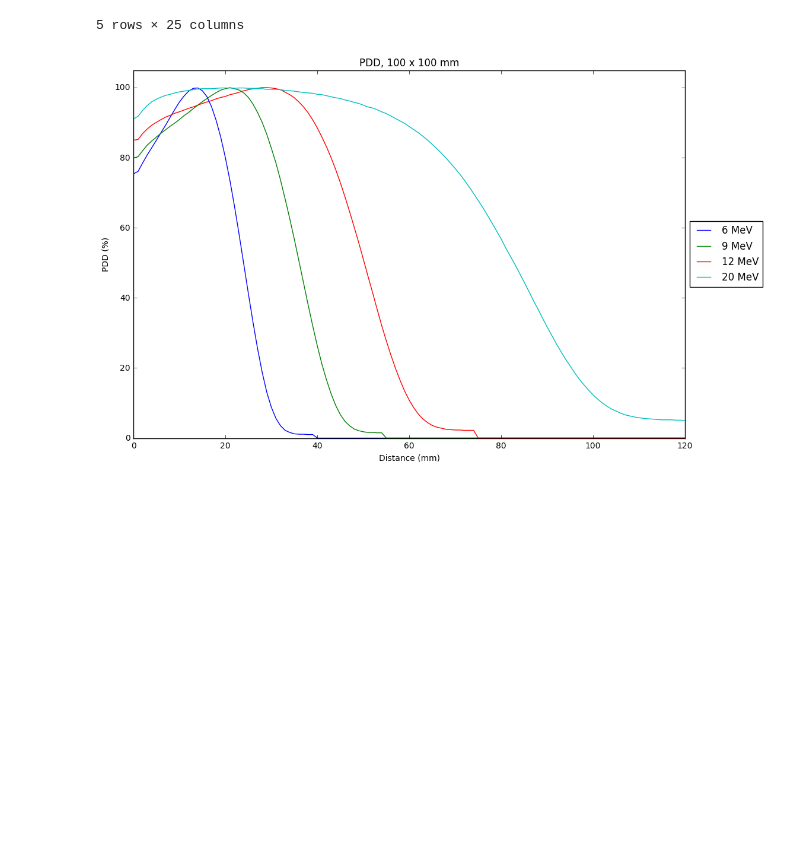
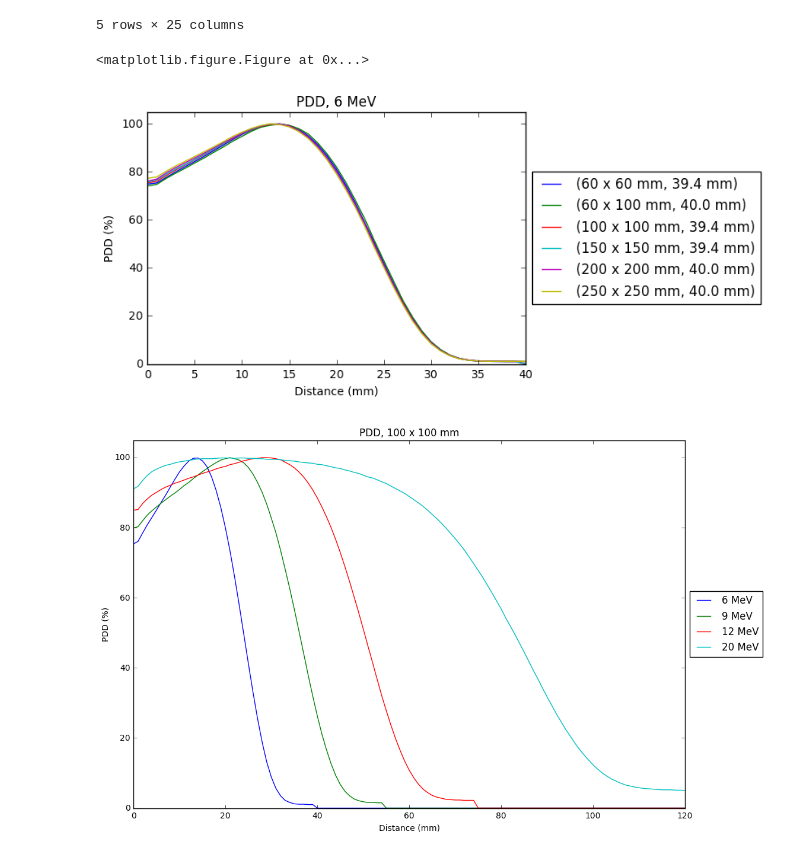
Before and after one commit to robmarkcole/Useful-python-for-medical-physics, a Jupyter notebook: Experiments in ipython notebooks/Omnipro/C-2 Electrons 16_1_2017/C-2 electrons analysis R50d etc 24-1-2017.ipynb, the cells around one changed output. Drawn from its saved outputs; the diff is of its cells as text; code cells hidden in the pictures; blank space fills up the shorter version.

```diff
--- a/Experiments in ipython notebooks/Omnipro/C-2 Electrons 16_1_2017/C-2 electrons analysis R50d etc 24-1-2017.ipynb
+++ b/Experiments in ipython notebooks/Omnipro/C-2 Electrons 16_1_2017/C-2 electrons analysis R50d etc 24-1-2017.ipynb
@@ -39,6 +39,18 @@ PDD.head()  # loaded data, comse in as multi-index, not sure why different
 | 1 | 75.4 | 74.8 | 76.1 | 76.7 | 77.0 | 77.9 | 79.7 | ... |
 | 2 | 77.7 | 77.3 | 78.5 | 79.0 | 79.6 | 80.3 | 81.5 | ... |
 5 rows × 25 columns
+# %%
+fig = plt.figure(figsize=(12, 8))
+PDD['6 MeV'].plot()
+plt.title('PDD, 6 MeV')
+plt.ylabel('PDD (%)')
+plt.xlabel('Distance (mm)')
+plt.xlim(0,40)
+plt.ylim(0,105)
+plt.legend(loc='center left', bbox_to_anchor=(1, 0.5));
+# %% [output]
+<matplotlib.figure.Figure at 0x...>
+[figure, added]
 # %%
 fig = plt.figure(figsize=(12, 8))
 plt.plot(PDD['6 MeV']['100 x 100 mm'], label='6 MeV')
```
